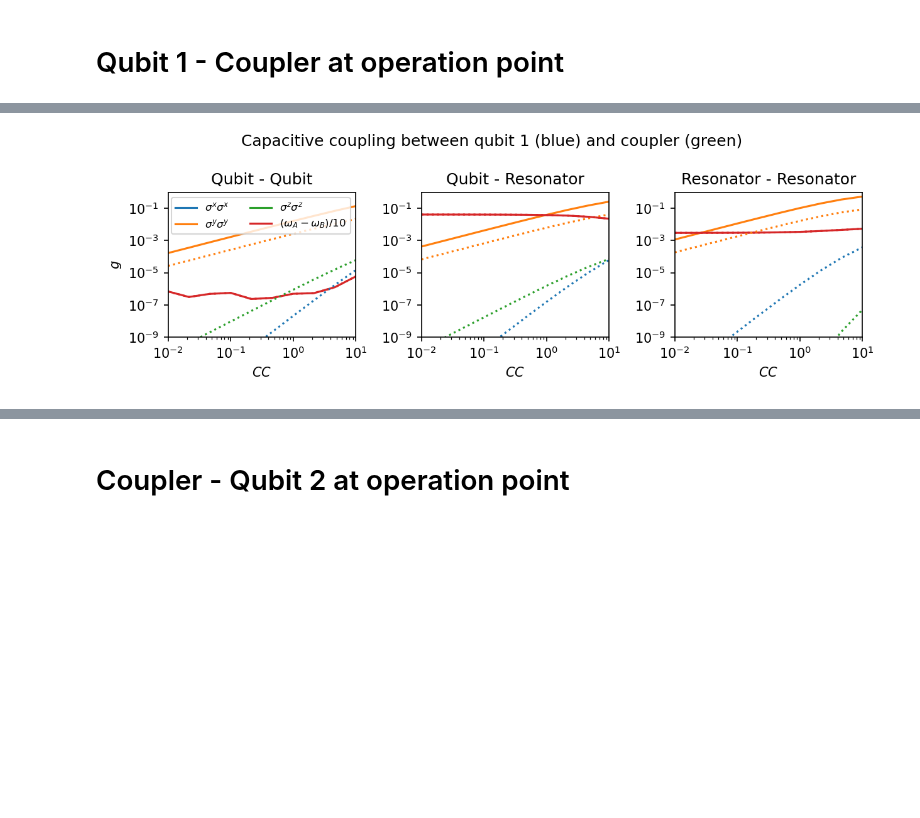
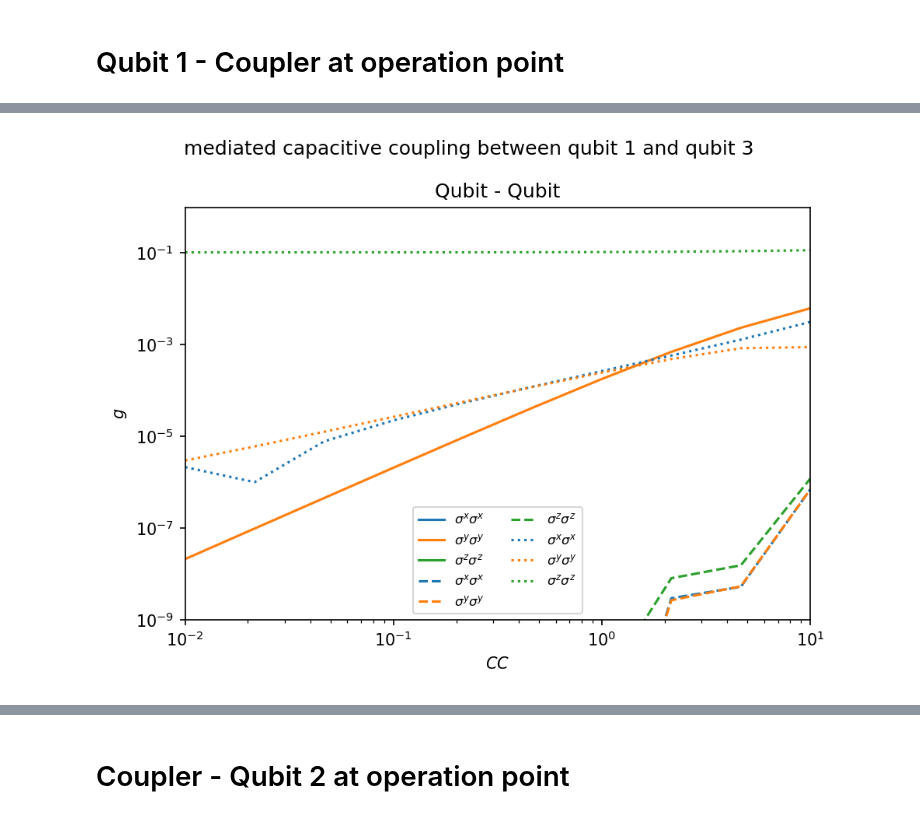
Before and after one commit to GabrielJauma/tunable-capacitive-coupling-flux-qubits, a Jupyter notebook: KIT/Experiments/qubit_C_qubit_C_qubit - coupling analysis.ipynb, the cells around one changed output, grey strips where cells are left out. Saved outputs shown, nothing was run; the diff lists cells and outputs as text; code cells hidden in the pictures; blank space fills up the shorter version.

```diff
--- a/KIT/Experiments/qubit_C_qubit_C_qubit - coupling analysis.ipynb
+++ b/KIT/Experiments/qubit_C_qubit_C_qubit - coupling analysis.ipynb
@@ -67,2 +51,0 @@ sq_ext.diag(fluxonium_1.hamiltonian(),2,remove_ground=True)[0][1], sq_ext.diag(f
-# %%
-H   = sq_ext.hamiltonian_qubit_C_qubit_C_qubit(C_inv, circuits, Δs, nmax_r=nmax_r, nmax_f=nmax_f, only_renormaliaztion=False)
@@ -91,18 +51,0 @@ array([[20.472615571408, 0.000000000000, 0.000000000000, -0.004601691195],
-# %%
-H_F1 = fluxonium_1.hamiltonian()
-H_R1 = resonator_1.hamiltonian()
-H_F2 = fluxonium_2.hamiltonian()
-H_R2 = resonator_2.hamiltonian()
-H_F3 = fluxonium_3.hamiltonian()
-H_R3 = resonator_3.hamiltonian()
-
-Q_F1 = fluxonium_1.charge_op(0)
-Q_F3 = fluxonium_3.charge_op(0)
-
-I_R  = qt.identity(H_R1.dims[0])
-I_F  = qt.identity(H_F1.dims[0])
-
-H =   qt.tensor([H_F1,I_R ,I_F ,I_R ,I_F ,I_R]) + qt.tensor([I_F, H_R1, I_F, I_R ,I_F, I_R]) \
-    + qt.tensor([I_F ,I_R ,H_F2,I_R ,I_F ,I_R]) + qt.tensor([I_F, I_R , I_F, H_R2,I_F, I_R]) \
-    + qt.tensor([I_F ,I_R ,I_F ,I_R ,H_F3,I_R]) + qt.tensor([I_F, I_R , I_F, I_R ,I_F, H_R3]) \
-    + C_inv[0,4] * fF**-1 * 0.5 * qt.tensor(Q_F1,I_R ,I_F ,I_R, Q_F3, I_R)
@@ -269,47 +107,41 @@ for i, CC in enumerate(CC_values):
 # %%
-fig, axs = plt.subplots(ncols=3, figsize =np.array([3.5*3,3.5])*0.8, dpi=150)
+fig, ax = plt.subplots(dpi=150)
 linestyles = ['-', '--',':' ]
 names = ['Qubit - Qubit','Qubit - Resonator','Resonator - Resonator']
 labels_list =[[r'$\sigma^x\sigma^x$',r'$\sigma^y\sigma^y$',r'$\sigma^z\sigma^z$'],
               [r'$\sigma^x\,(b^\dagger+b)$',r'$\sigma^y\,(b^\dagger-b)j$',r'$\sigma^z(2b^\dagger b-I)$'],
               [r'$(a^\dagger+a)\,(b^\dagger+b)$',r'$(a^\dagger-a)j\,(b^\dagger-b)j$',r'$(2a^\dagger a-I)(2b^\dagger b-I)$']]
 
+labels = labels_list[0]
+name = names[0]
 colors = figs.generate_colors_from_colormap(10, 'tab10')
+Pauli_list = [p1, p2, SWT]
 
-for j, (ax, Pauli_list, Δω, name, labels) in enumerate(zip(axs, [[FF_p1 , FF_p2 , FF_SWT], [FR_p1 , FR_p2 , FR_SWT], [RR_p1, RR_p2, RR_SWT]], [FF_Δω, FR_Δω, RR_Δω], names, labels_list)):
-    for i, Pauli in enumerate(Pauli_list):
-        if i ==1:
-            continue
+for i, Pauli in enumerate(Pauli_list):
+    if i ==1:
+        Pauli /= GHz
 
-        σxσx = np.abs(Pauli[:, 1,1])
-        σyσy = np.abs(Pauli[:, 2,2])
-        σzσz = np.abs(Pauli[:, 3,3])
+    σxσx = np.abs(Pauli[:, 1,1])
+    σyσy = np.abs(Pauli[:, 2,2])
+    σzσz = np.abs(Pauli[:, 3,3])
 
-        ax.plot(CC_values, σxσx,  color = colors[0], linestyle=linestyles[i], label = labels[0])
-        ax.plot(CC_values, σyσy,  color = colors[1], linestyle=linestyles[i], label = labels[1])
-        ax.plot(CC_values, σzσz,  color = colors[2], linestyle=linestyles[i], label = labels[2])
-        ax.plot(CC_values, Δω/10, color = colors[3], linestyle=linestyles[i], label = r'$(\omega_A-\omega_B)/10$')
+    ax.plot(CC_values, σxσx,  color = colors[0], linestyle=linestyles[i], label = labels[0])
+    ax.plot(CC_values, σyσy,  color = colors[1], linestyle=linestyles[i], label = labels[1])
+    ax.plot(CC_values, σzσz,  color = colors[2], linestyle=linestyles[i], label = labels[2])
 
-        # ax1.plot(Δ_values, g_fq_limit, 'x', color = colors[0], label = 'Fluxon limit', markersize='2')
-        # ax1.plot(Δ_values, g_r_limit , 's', color = colors[0], label = 'Plasmon limit', markersize='2')
-        if i ==0 and j ==0:
-            ax.legend(ncol=2, fontsize=8)
-        ax.set_yscale('log')
-        ax.set_xscale('log')
-        ax.set_ylim([1e-9,1e0])
-        ax.set_xlim([1e-2,1e1])
-        if j==0:
-            ax.set_ylabel('$g$')
-        # else:
-        #     ax.set_yticks([])
-        ax.set_xlabel('$CC$')
+    ax.legend(ncol=2, fontsize=8)
+    ax.set_yscale('log')
+    ax.set_xscale('log')
+    ax.set_ylim([1e-9,1e0])
+    ax.set_xlim([1e-2,1e1])
+    ax.set_ylabel('$g$')
+    ax.set_xlabel('$CC$')
 
-        ax.set_title(name)
+    ax.set_title(name)
 
-# fig.suptitle(r' --- P1 $\quad \cdots$ SWT')
-fig.suptitle(r'Capacitive coupling between qubit 1 (blue) and coupler (green)')
+fig.suptitle(r'mediated capacitive coupling between qubit 1 and qubit 3')
 fig.tight_layout()
-figs.export('Capacitive_coupling_ops_vs_CC_qubit_1_and_coupler.pdf', fig)
+# figs.export('mediated_capacitive_coupling_vs_CC_qubit_1_and_qubit_3.pdf', fig)
 fig.show()
 # %% [output]
-[figure, old version]
+[figure, new version]
```
Also changed, not shown: parts of 13 cells of this notebook, 1 other file.
